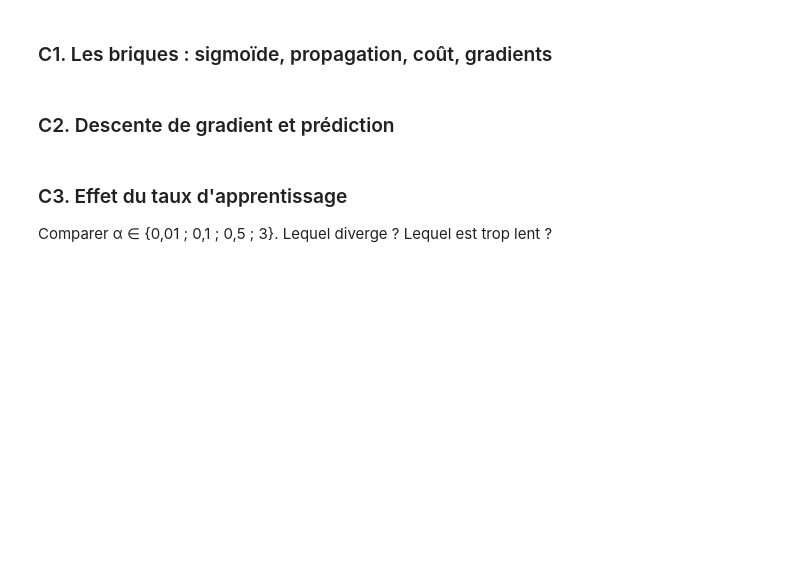
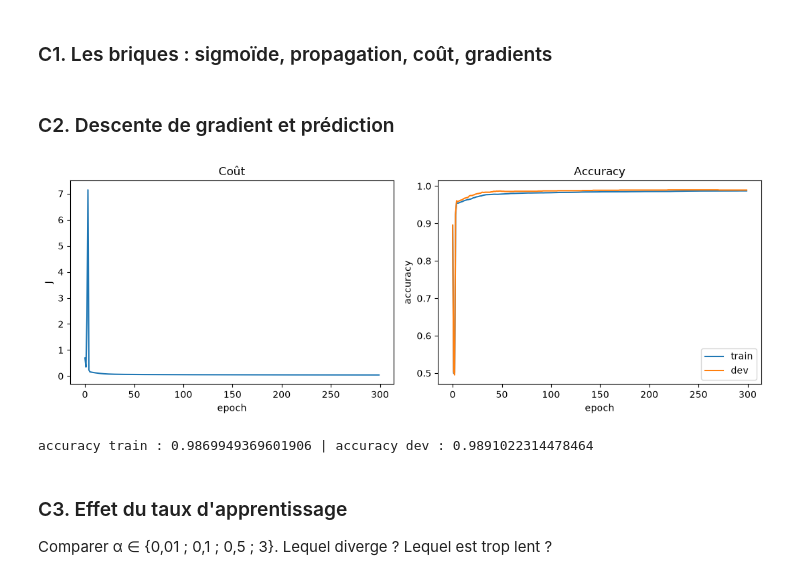
Before and after one commit to Murcielago08/Deep_Learning, a Jupyter notebook: J1/TP1_numpy_pca_logreg.ipynb, the cells around one changed output. Cells and saved outputs as stored; diff of their text form; code cells hidden in the pictures; blank space fills up the shorter version.

```diff
--- a/J1/TP1_numpy_pca_logreg.ipynb
+++ b/J1/TP1_numpy_pca_logreg.ipynb
@@ -158,15 +234,15 @@ print(acc_majoritaire, acc_regle)
 ### C1. Les briques : sigmoïde, propagation, coût, gradients
 # %%
 def sigmoid(z):
-    return None   # TODO
+    return 1 / (1 + np.exp(-z))
 
 def propagate(w, b, X, Y):
     m = X.shape[1]
-    A = None      # TODO : (1, m)
-    J = None      # TODO : perte logistique moyenne (ajouter 1e-8 dans les log)
-    dZ = None     # TODO
-    dw = None     # TODO : (n_x, 1)
-    db = None     # TODO
+    A = sigmoid(w.T @ X + b)                                        # (1, m)
+    J = -np.mean(Y * np.log(A + 1e-8) + (1 - Y) * np.log(1 - A + 1e-8))  # perte logistique moyenne
+    dZ = A - Y
+    dw = (X @ dZ.T) / m    # (n_x, 1)
+    db = np.mean(dZ)
     assert dw.shape == w.shape
     return J, dw, db
 # %% [markdown]
@@ -174,14 +250,31 @@ def propagate(w, b, X, Y):
 # %%
 def train_logreg(X, Y, alpha=0.5, epochs=300, X_dev=None, Y_dev=None):
     n_x = X.shape[0]; w = np.zeros((n_x, 1)); b = 0.0
     hist = {"J": [], "acc_train": [], "acc_dev": []}
     for e in range(epochs):
-        pass   # TODO : propagate, mise à jour, historique
+        J, dw, db = propagate(w, b, X, Y)
+        w = w - alpha * dw
+        b = b - alpha * db
+        hist["J"].append(J)
+        hist["acc_train"].append(accuracy(w, b, X, Y))
+        if X_dev is not None:
+            hist["acc_dev"].append(accuracy(w, b, X_dev, Y_dev))
     return w, b, hist
 
-def predict(w, b, X): return None    # TODO : seuil 0.5
+def predict(w, b, X): return (sigmoid(w.T @ X + b) >= 0.5).astype("float64")
 def accuracy(w, b, X, Y): return (predict(w, b, X) == Y).mean()
-# TODO : entraîner, tracer J et les accuracies train/dev
+
+w, b, hist = train_logreg(Xb_train, Yb_train, alpha=0.5, epochs=300, X_dev=Xb_dev, Y_dev=Yb_dev)
+
+fig, axes = plt.subplots(1, 2, figsize=(11, 4))
+axes[0].plot(hist["J"]); axes[0].set_xlabel("epoch"); axes[0].set_ylabel("J"); axes[0].set_title("Coût")
+axes[1].plot(hist["acc_train"], label="train"); axes[1].plot(hist["acc_dev"], label="dev")
+axes[1].set_xlabel("epoch"); axes[1].set_ylabel("accuracy"); axes[1].set_title("Accuracy"); axes[1].legend()
+plt.tight_layout(); plt.show()
+print("accuracy train :", accuracy(w, b, Xb_train, Yb_train), "| accuracy dev :", accuracy(w, b, Xb_dev, Yb_dev))
+# %% [output]
+[figure, added]
+accuracy train : 0.9869949369601906 | accuracy dev : 0.9891022314478464
 # %% [markdown]
 ### C3. Effet du taux d'apprentissage
 Comparer α ∈ {0,01 ; 0,1 ; 0,5 ; 3}. Lequel diverge ? Lequel est trop lent ?
```
Also changed, not shown: parts of 10 cells of this notebook, 1 other file.
